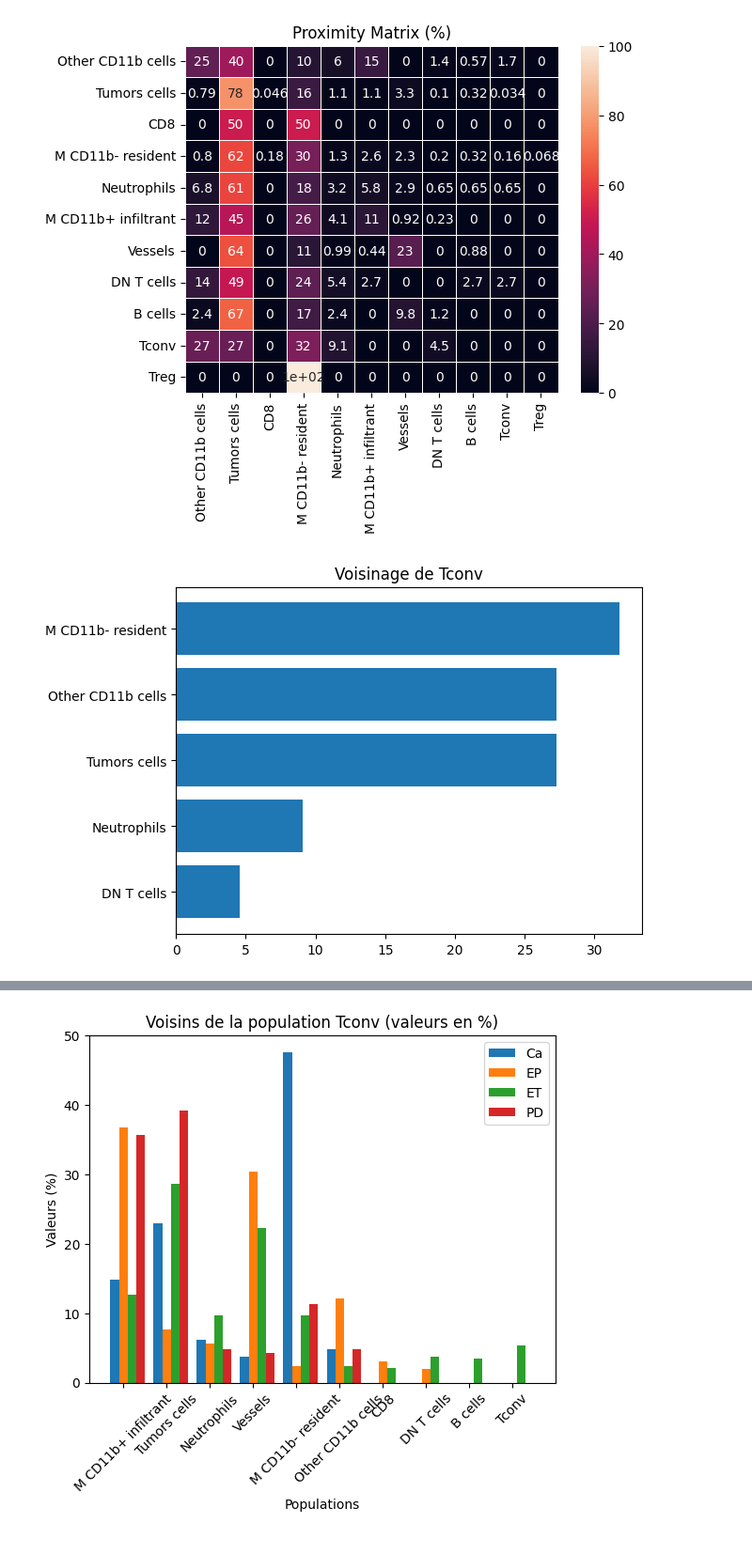
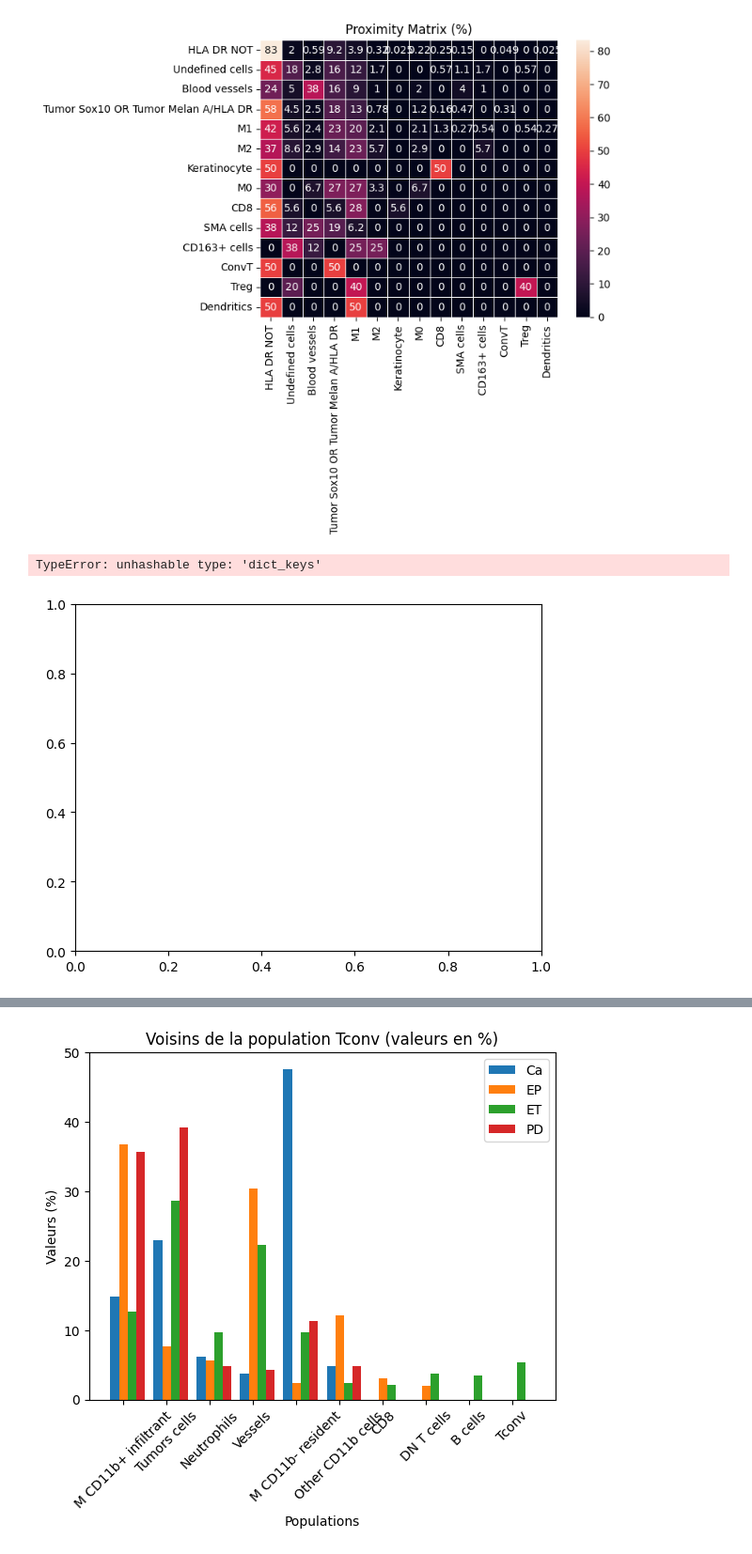
Before and after one commit to Nurtal/cell_pemut, a Jupyter notebook: run.ipynb, the cells around one changed output, grey strips where cells are left out. Shown at 94% size. Cells and saved outputs as stored; diff of their text form; code cells hidden in the pictures.

```diff
--- a/run.ipynb
+++ b/run.ipynb
@@ -8,8 +8,8 @@ import cellpermut
 # Compute proximity matrix for one ROI
 
 ## ROI & radius selection
-roi_file = "data/Ca15-measurements.csv"
-radius_min = 5
+roi_file = "data/BOISARD ROI002 HLADR NEG.csv"
+radius_min = 0
 radius_max = 10
 
 ## compute matrix
@@ -48,7 +30,8 @@ Treg                       NaN         NaN       NaN       NaN       NaN
 ## ROI & radius selection
 folder_file = "data"
 matrix_folder = "matrix"
-radius_min = 5
+fig_folder = "figures"
+radius_min = 0
 radius_max = 10
 
 ## loop over roi files
@@ -61,8 +44,12 @@ for roi_file in glob.glob(f"{folder_file}/*.csv"):
     with open(f"{roi_file.replace('.csv', '_matrix.pickle')}", 'wb') as handle:
         pickle.dump(matrix, handle, protocol=pickle.HIGHEST_PROTOCOL)
 
+    ## generate heatmap
+    fig_name = roi_file.split("\\")[-1].replace('.csv', '_heatmap.png')
+    cellpermut.generate_proximity_matrix_heatmap(matrix, f"{fig_folder}/{fig_name}")
+
     ## save matrix as csv
-    matrix_file = roi_file.split("/")[-1].replace('.csv', '_matrix.csv')
+    matrix_file = roi_file.split("\\")[-1].replace('.csv', '_matrix.csv')
     df = pd.DataFrame(matrix)
     df.to_csv(f"{matrix_folder}/{matrix_file}")
     df_percentage = df.div(df.sum(axis=1), axis=0) * 100
@@ -77,21 +67,22 @@ with open('matrix.pickle', 'rb') as handle:
 ## display loaded matrix
 cellpermut.display_proximity_matrix(pop_to_voisin)
 # %% [output]
-[figure, old version]
+[figure, new version]
 # %%
 # Display voisinage pour une population (histogram)
 
 ## Pick a population to investigate
-population = 'Tconv'
+population = 'ConvT'
 
 ## load computed matrix
 with open('matrix.pickle', 'rb') as handle:
         pop_to_voisin = pickle.load(handle)
 
 ## display histogram
 cellpermut.display_voisin_bar(pop_to_voisin, population)
 # %% [output]
+TypeError: unhashable type: 'dict_keys'
-[figure, old version]
+[figure, new version]
 # %%
 # Display voisinage pour une population (pie chart)
 
```
Also changed, not shown: parts of 5 cells of this notebook, 1 other file.
